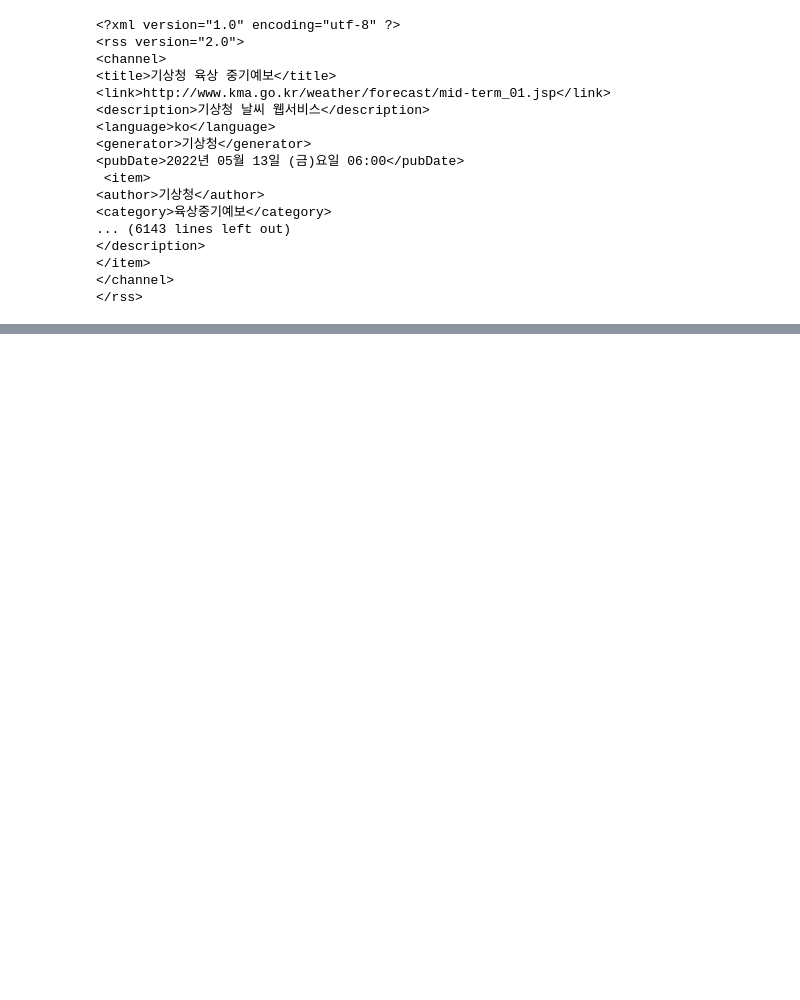
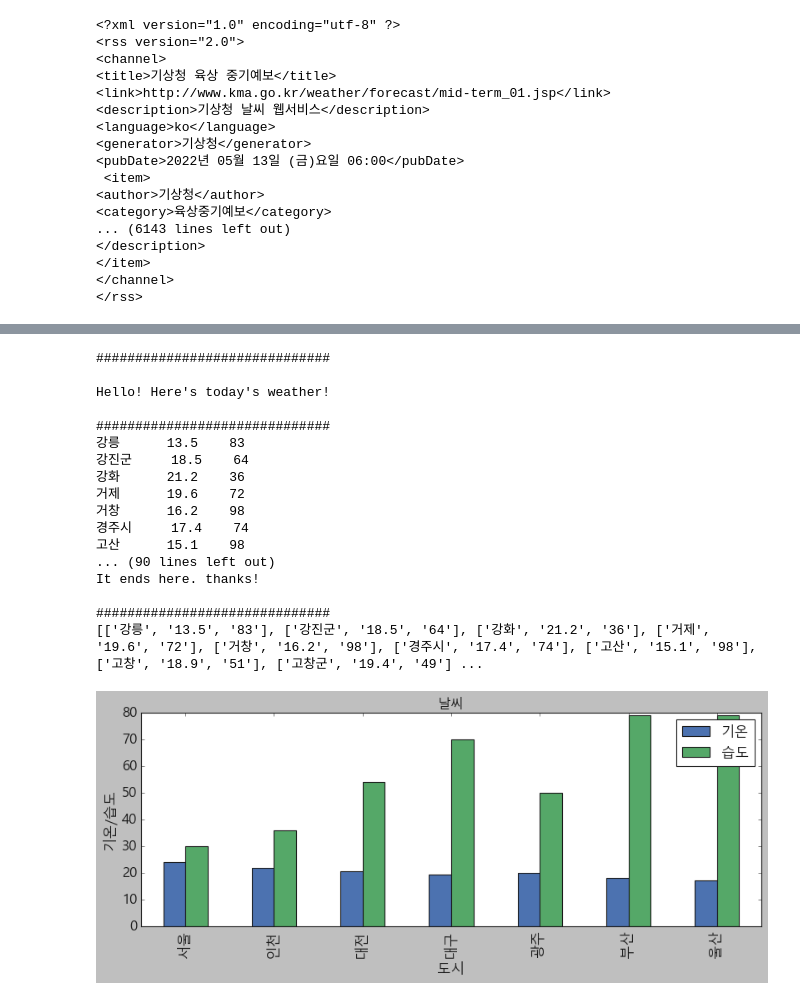
Before and after one commit to t8t/python22, a Jupyter notebook: Day5.ipynb, the cells around one changed output, grey strips where cells are left out. Drawn from its saved outputs; the diff is of its cells as text; code cells hidden in the pictures; blank space fills up the shorter version.

```diff
--- a/Day5.ipynb
+++ b/Day5.ipynb
@@ -1428,7 +1478,7 @@ for price in prices:
 # %%
 import requests
 from bs4 import BeautifulSoup
-import pandas
+import pandas as pd
 import matplotlib as mpl
 import matplotlib.pyplot as plt
 
@@ -1436,7 +1486,7 @@ import matplotlib.pyplot as plt
 source = requests.get('https://www.weather.go.kr/weather/observation/currentweather.jsp')
 soup = BeautifulSoup(source.content,"html.parser")
 
-table = soup.find('table',{'class':'table_develop3'})
+table = soup.find('table',{'class':'table-col'})
 data = []
 
 print("#"*30)
@@ -1448,32 +1498,50 @@ for tr in table.find_all('tr'):
     for td in tds:
         if td.find('a'):
             point = td.find('a').text
             temp = tds[5].text
             humidity = tds[9].text
             print("{0:<7} {1:<7} {2:<7}".format(point,temp,humidity))
             data.append([point,temp,humidity])
 
 print("#"*30)
 print("\nIt ends here. thanks!\n")
 print("#"*30)
 
 print(data)
 
 with open('weather.csv','w', encoding='utf-8') as f:
     f.write('지역, 온도, 습도\n')
     for i in data:
         f.write('{0},{1},{2}\n'.format(i[0],i[1],i[2]))
 
-df = pandas.read_csv('weather.csv', index_col='지역' , encoding='utf-8')
+df = pd.read_csv('weather.csv', index_col='지역' , encoding='utf-8')
 
 city_df = df.loc[['서울','인천','대전','대구','광주','부산','울산']]
-
 font_name = mpl.font_manager.FontProperties(fname='C:\Windows\Fonts\malgun.ttf').get_name()
 mpl.rc('font',family=font_name)
 
 ax = city_df.plot(kind='bar',title='날씨',figsize=(12,4),legend=True,fontsize=15)
 ax.set_xlabel('도시',fontsize=15)
 ax.set_ylabel('기온/습도',fontsize=15)
 ax.legend(['기온','습도'],fontsize=15)
 
 plt.show()
+# %% [output]
+##############################
+
+Hello! Here's today's weather!
+
+##############################
+강릉      13.5    83
+강진군     18.5    64
+강화      21.2    36
+거제      19.6    72
+거창      16.2    98
+경주시     17.4    74
+고산      15.1    98
+... (90 lines left out)
+It ends here. thanks!
+
+##############################
+[['강릉', '13.5', '83'], ['강진군', '18.5', '64'], ['강화', '21.2', '36'], ['거제', '19.6', '72'], ['거창', '16.2', '98'], ['경주시', '17.4', '74'], ['고산', '15.1', '98'], ['고창', '18.9', '51'], ['고창군', '19.4', '49'] ...
+[figure, added]
```
Also changed, not shown: parts of 7 cells of this notebook.
